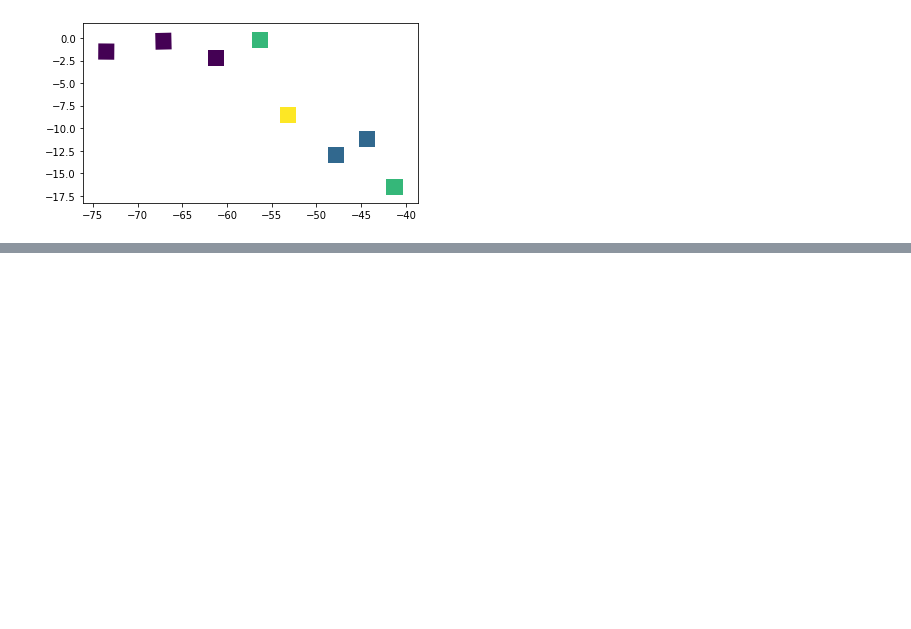
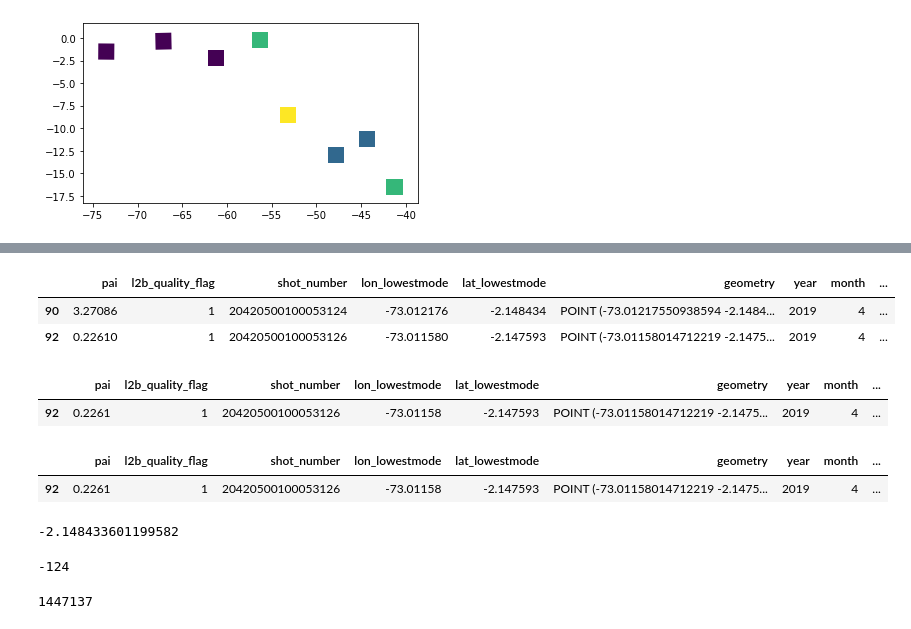
Before and after one commit to 4C-Guided-Team-Challenge/drought-with-gedi, a Jupyter notebook: notebooks/exploratory/EcosystemClustering.ipynb, the cells around one changed output, grey strips where cells are left out. Cells and saved outputs as stored; diff of their text form; code cells hidden in the pictures; blank space fills up the shorter version.

```diff
--- a/notebooks/exploratory/EcosystemClustering.ipynb
+++ b/notebooks/exploratory/EcosystemClustering.ipynb
@@ -56,0 +220,22 @@ os.chdir("/home/og309/drought-with-gedi/notebooks/exploratory/")
+# %%
+test = pd.DataFrame()
+# %%
+pd.concat([gedi_csv.iloc[[0]], test])
+# %% [output]
+|  | pai | l2b_quality_flag | shot_number | lon_lowestmode | lat_lowestmode | geometry | year | month | ... |
+| 90 | 3.27086 | 1 | 20420500100053124 | -73.012176 | -2.148434 | POINT (-73.01217550938594 -2.1484... | 2019 | 4 | ... |
+| 92 | 0.22610 | 1 | 20420500100053126 | -73.011580 | -2.147593 | POINT (-73.01158014712219 -2.1475... | 2019 | 4 | ... |
+# %%
+test
+# %% [output]
+|  | pai | l2b_quality_flag | shot_number | lon_lowestmode | lat_lowestmode | geometry | year | month | ... |
+| 92 | 0.2261 | 1 | 20420500100053126 | -73.01158 | -2.147593 | POINT (-73.01158014712219 -2.1475... | 2019 | 4 | ... |
+# %%
+test
+# %% [output]
+|  | pai | l2b_quality_flag | shot_number | lon_lowestmode | lat_lowestmode | geometry | year | month | ... |
+| 92 | 0.2261 | 1 | 20420500100053126 | -73.01158 | -2.147593 | POINT (-73.01158014712219 -2.1475... | 2019 | 4 | ... |
+# %%
+footprint["lat_lowestmode"]
+# %% [output]
+-2.148433601199582
@@ -56,0 +246,8 @@ os.chdir("/home/og309/drought-with-gedi/notebooks/exploratory/")
+# %%
+floor(lat - 50)
+# %% [output]
+-124
+# %%
+len(gedi_csv[gedi_csv["polygon_id"] == 1])
+# %% [output]
+1447137
```
Also changed, not shown: parts of 22 cells of this notebook.
